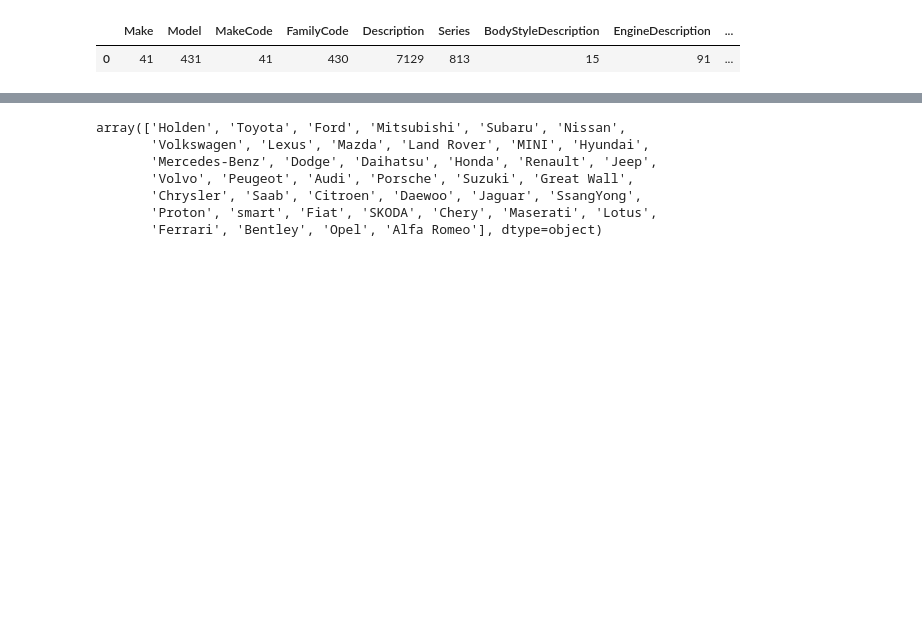
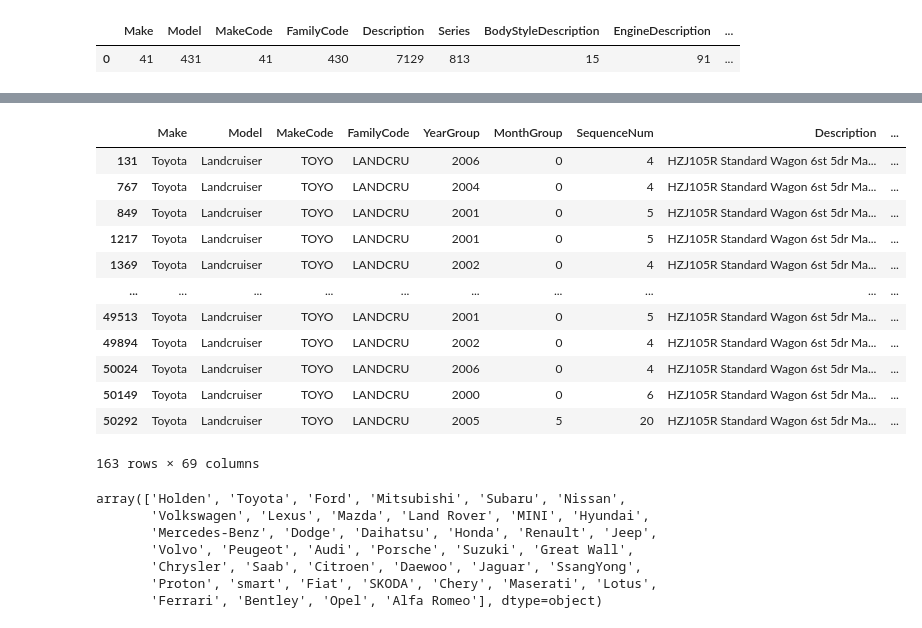
Before and after one commit to roosern-dev/DDST, a Jupyter notebook: scripts/Cleaning.ipynb, the cells around one changed output, grey strips where cells are left out. Saved outputs shown, nothing was run; the diff lists cells and outputs as text; code cells hidden in the pictures; blank space fills up the shorter version.

Commit message:
clean tyres

```diff
--- a/scripts/Cleaning.ipynb
+++ b/scripts/Cleaning.ipynb
@@ -294,3 +345,19 @@ Name: Make, Length: 46855, dtype: object>
+# %%
+train_dataset_imputed[train_dataset_imputed['RearTyreSize'] == '7.50 R16 C 6PR']
+# %% [output]
+|  | Make | Model | MakeCode | FamilyCode | YearGroup | MonthGroup | SequenceNum | Description | ... |
+| 131 | Toyota | Landcruiser | TOYO | LANDCRU | 2006 | 0 | 4 | HZJ105R Standard Wagon 6st 5dr Ma... | ... |
+| 767 | Toyota | Landcruiser | TOYO | LANDCRU | 2004 | 0 | 4 | HZJ105R Standard Wagon 6st 5dr Ma... | ... |
+| 849 | Toyota | Landcruiser | TOYO | LANDCRU | 2001 | 0 | 5 | HZJ105R Standard Wagon 6st 5dr Ma... | ... |
+| 1217 | Toyota | Landcruiser | TOYO | LANDCRU | 2001 | 0 | 5 | HZJ105R Standard Wagon 6st 5dr Ma... | ... |
+| 1369 | Toyota | Landcruiser | TOYO | LANDCRU | 2002 | 0 | 4 | HZJ105R Standard Wagon 6st 5dr Ma... | ... |
+| ... | ... | ... | ... | ... | ... | ... | ... | ... | ... |
+| 49513 | Toyota | Landcruiser | TOYO | LANDCRU | 2001 | 0 | 5 | HZJ105R Standard Wagon 6st 5dr Ma... | ... |
+| 49894 | Toyota | Landcruiser | TOYO | LANDCRU | 2002 | 0 | 4 | HZJ105R Standard Wagon 6st 5dr Ma... | ... |
+| 50024 | Toyota | Landcruiser | TOYO | LANDCRU | 2006 | 0 | 4 | HZJ105R Standard Wagon 6st 5dr Ma... | ... |
+| 50149 | Toyota | Landcruiser | TOYO | LANDCRU | 2000 | 0 | 6 | HZJ105R Standard Wagon 6st 5dr Ma... | ... |
+| 50292 | Toyota | Landcruiser | TOYO | LANDCRU | 2005 | 5 | 20 | HZJ105R Standard Wagon 6st 5dr Ma... | ... |
+163 rows × 69 columns
 # %%
 non_numerical_cols_df.Make.unique()
 # %% [output]
```
Also changed, not shown: parts of 11 cells of this notebook.
